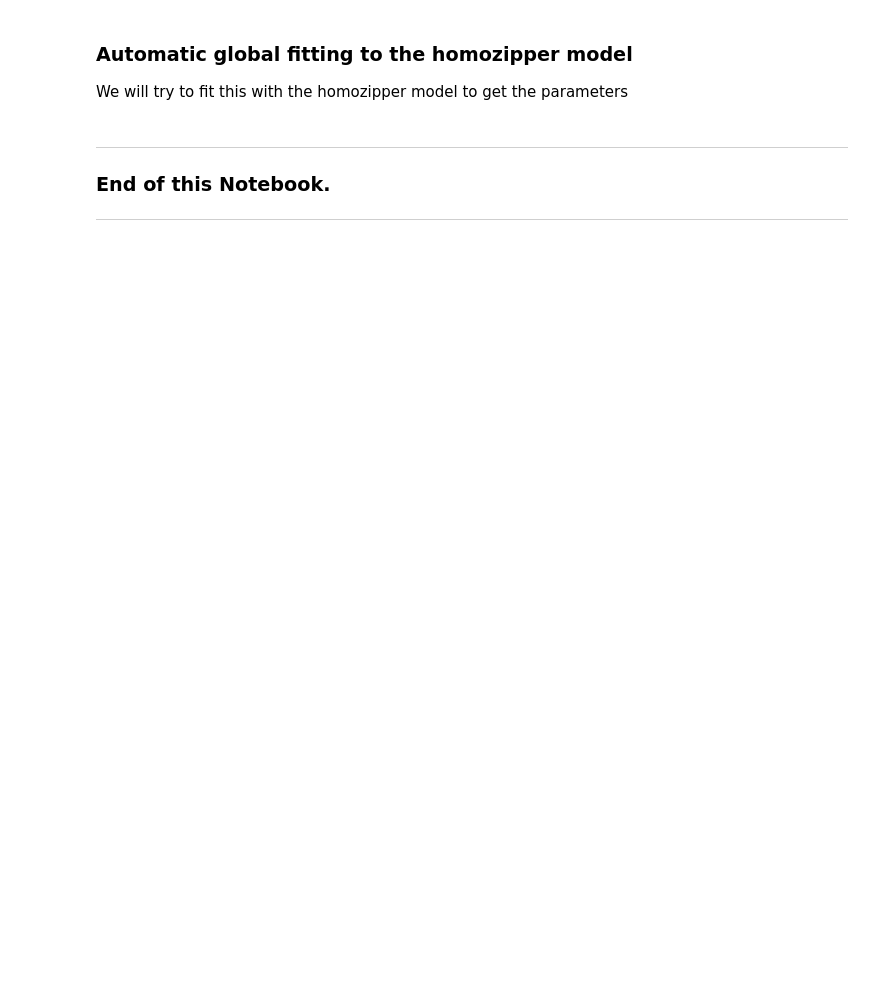
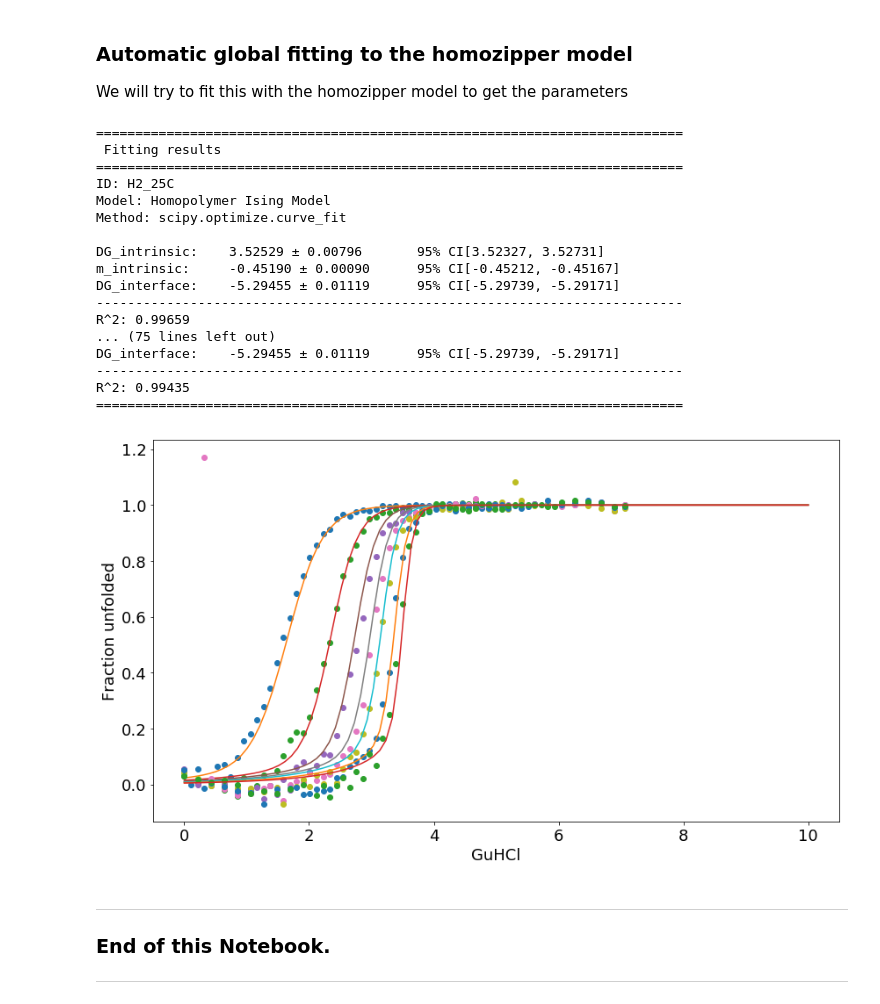
Before and after one commit to quantumjot/PyFolding, a Jupyter notebook: notebooks/SI5_HomoPolymerIsing.ipynb, the cells around one changed output. Drawn from its saved outputs; the diff is of its cells as text; code cells hidden in the pictures; blank space fills up the shorter version.

```diff
--- a/notebooks/SI5_HomoPolymerIsing.ipynb
+++ b/notebooks/SI5_HomoPolymerIsing.ipynb
@@ -155,8 +156,27 @@ NameError: global name 'IsingDomain' is not defined
 
 We will try to fit this with the homozipper model to get the parameters
 # %%
-# try with a one-liner where we also save out the curve fits
-r_homo = ising.fit_homopolymer(proteins, n_helices, save='/Users/ergm/Desktop/test.csv')
+# try with a one-liner where we also save out the curve fits save='/Users/ergm/Desktop/test.csv'
+r_homo = ising.fit_homopolymer(proteins, n_helices )
+# %% [output]
+===========================================================================
+ Fitting results
+===========================================================================
+ID: H2_25C
+Model: Homopolymer Ising Model
+Method: scipy.optimize.curve_fit
+
+DG_intrinsic:    3.52529 ± 0.00796       95% CI[3.52327, 3.52731]
+m_intrinsic:     -0.45190 ± 0.00090      95% CI[-0.45212, -0.45167]
+DG_interface:    -5.29455 ± 0.01119      95% CI[-5.29739, -5.29171]
+---------------------------------------------------------------------------
+R^2: 0.99659
+... (75 lines left out)
+DG_interface:    -5.29455 ± 0.01119      95% CI[-5.29739, -5.29171]
+---------------------------------------------------------------------------
+R^2: 0.99435
+===========================================================================
+[figure, added]
 # %% [markdown]
 ---
 
```
Also changed, not shown: parts of 1 cell of this notebook, 2 other files.
